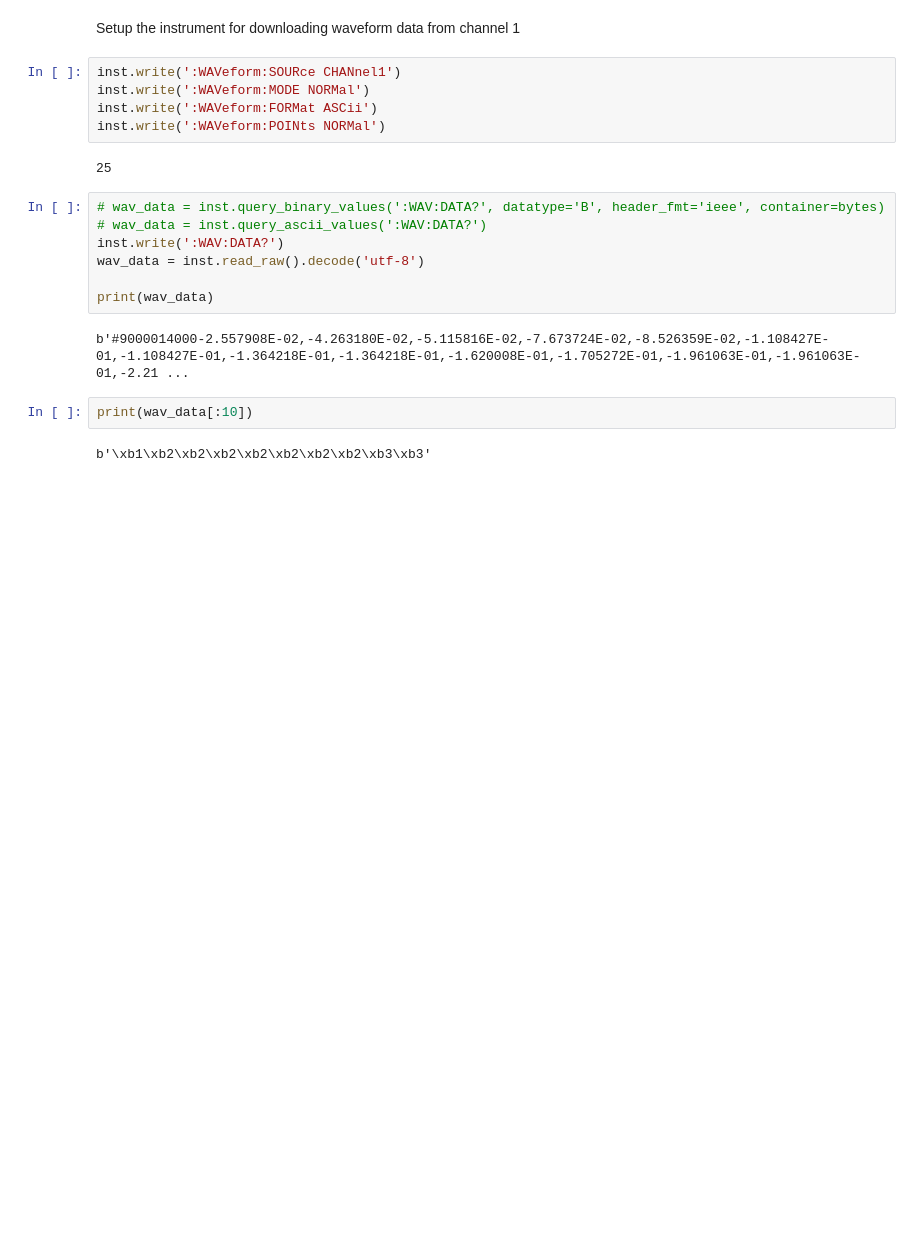
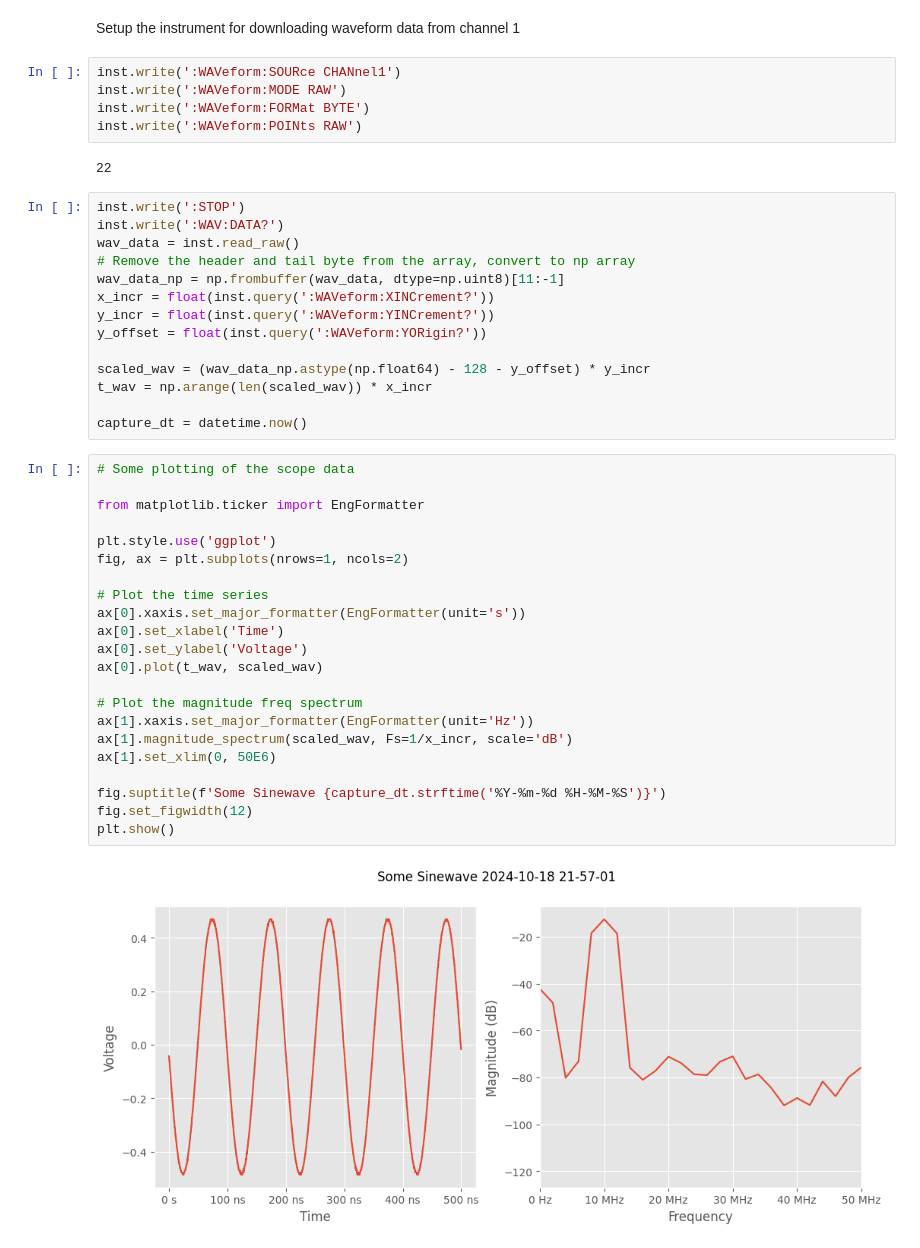
Before and after one commit to harvie256/lxi-rigol, a Jupyter notebook: rigol_screenshot.ipynb, the cells around one changed output. Saved outputs shown, nothing was run; the diff lists cells and outputs as text; blank space fills up the shorter version.

Commit message:
Added plotting

```diff
--- a/rigol_screenshot.ipynb
+++ b/rigol_screenshot.ipynb
@@ -24,21 +26,46 @@ display(Image.open(file_name))
 Setup the instrument for downloading waveform data from channel 1
 # %%
 inst.write(':WAVeform:SOURce CHANnel1')
-inst.write(':WAVeform:MODE NORMal')
-inst.write(':WAVeform:FORMat ASCii')
-inst.write(':WAVeform:POINts NORMal')
+inst.write(':WAVeform:MODE RAW')
+inst.write(':WAVeform:FORMat BYTE')
+inst.write(':WAVeform:POINts RAW')
 # %% [output]
-25
+22
-# %%
-# wav_data = inst.query_binary_values(':WAV:DATA?', datatype='B', header_fmt='ieee', container=bytes)
-# wav_data = inst.query_ascii_values(':WAV:DATA?')
-inst.write(':WAV:DATA?')
-wav_data = inst.read_raw().decode('utf-8')
-
-print(wav_data)
-# %% [output]
-b'#9000014000-2.557908E-02,-4.263180E-02,-5.115816E-02,-7.673724E-02,-8.526359E-02,-1.108427E-01,-1.108427E-01,-1.364218E-01,-1.364218E-01,-1.620008E-01,-1.705272E-01,-1.961063E-01,-1.961063E-01,-2.21 ...
-# %%
-print(wav_data[:10])
-# %% [output]
-b'\xb1\xb2\xb2\xb2\xb2\xb2\xb2\xb2\xb3\xb3'
+# %%
+inst.write(':STOP')
+inst.write(':WAV:DATA?')
+wav_data = inst.read_raw()
+# Remove the header and tail byte from the array, convert to np array
+wav_data_np = np.frombuffer(wav_data, dtype=np.uint8)[11:-1]
+x_incr = float(inst.query(':WAVeform:XINCrement?'))
+y_incr = float(inst.query(':WAVeform:YINCrement?'))
+y_offset = float(inst.query(':WAVeform:YORigin?'))
+
+scaled_wav = (wav_data_np.astype(np.float64) - 128 - y_offset) * y_incr
+t_wav = np.arange(len(scaled_wav)) * x_incr
+
+capture_dt = datetime.now()
+# %%
+# Some plotting of the scope data
+
+from matplotlib.ticker import EngFormatter
+
+plt.style.use('ggplot')
+fig, ax = plt.subplots(nrows=1, ncols=2)
+
+# Plot the time series
+ax[0].xaxis.set_major_formatter(EngFormatter(unit='s'))
+ax[0].set_xlabel('Time')
+ax[0].set_ylabel('Voltage')
+ax[0].plot(t_wav, scaled_wav)
+
+# Plot the magnitude freq spectrum
+ax[1].xaxis.set_major_formatter(EngFormatter(unit='Hz'))
+ax[1].magnitude_spectrum(scaled_wav, Fs=1/x_incr, scale='dB')
+ax[1].set_xlim(0, 50E6)
+
+fig.suptitle(f'Some Sinewave {capture_dt.strftime('%Y-%m-%d %H-%M-%S')}')
+fig.set_figwidth(12)
+plt.show()
+# %% [output]
+[figure, added]
```
Also changed, not shown: parts of 2 cells of this notebook, 1 other file.
